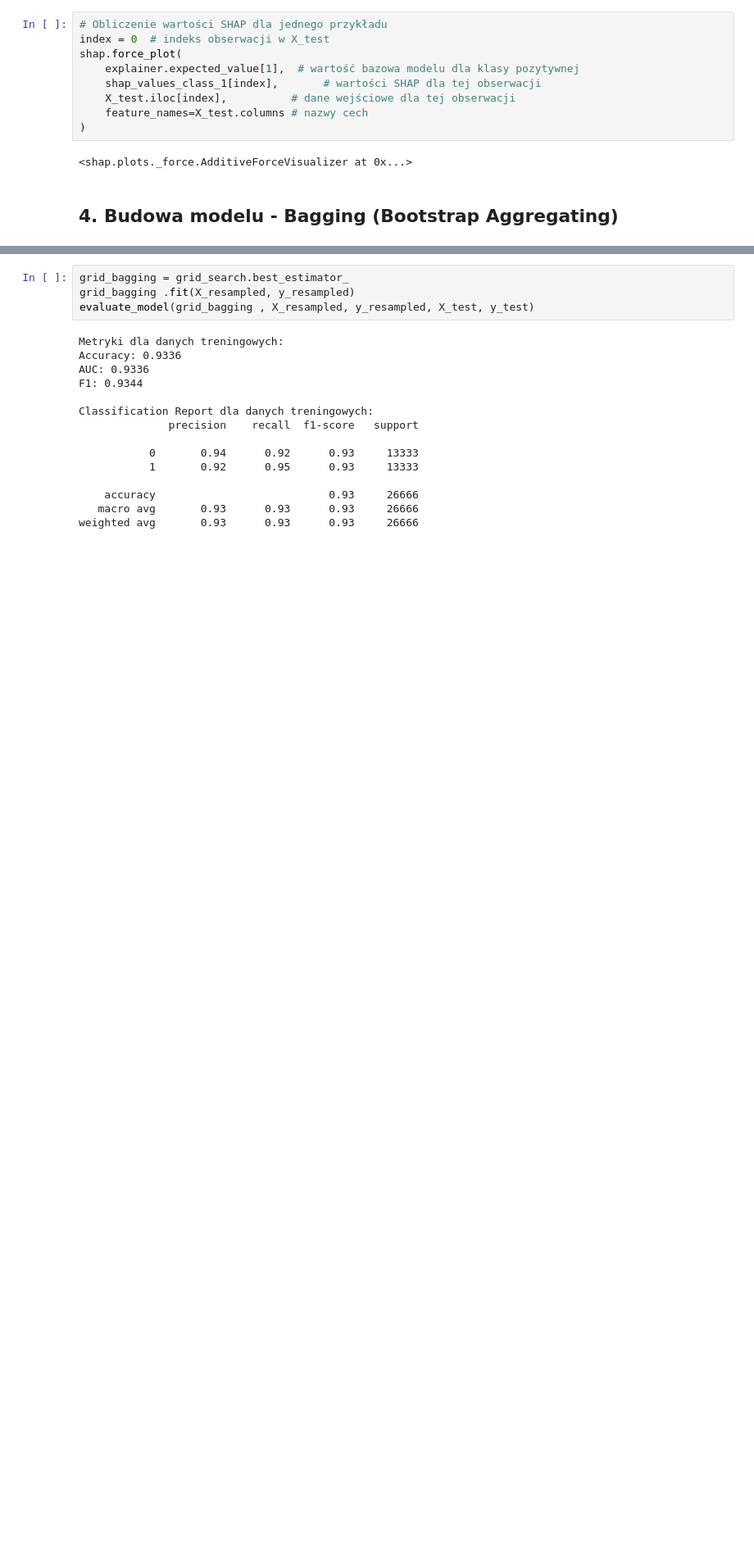
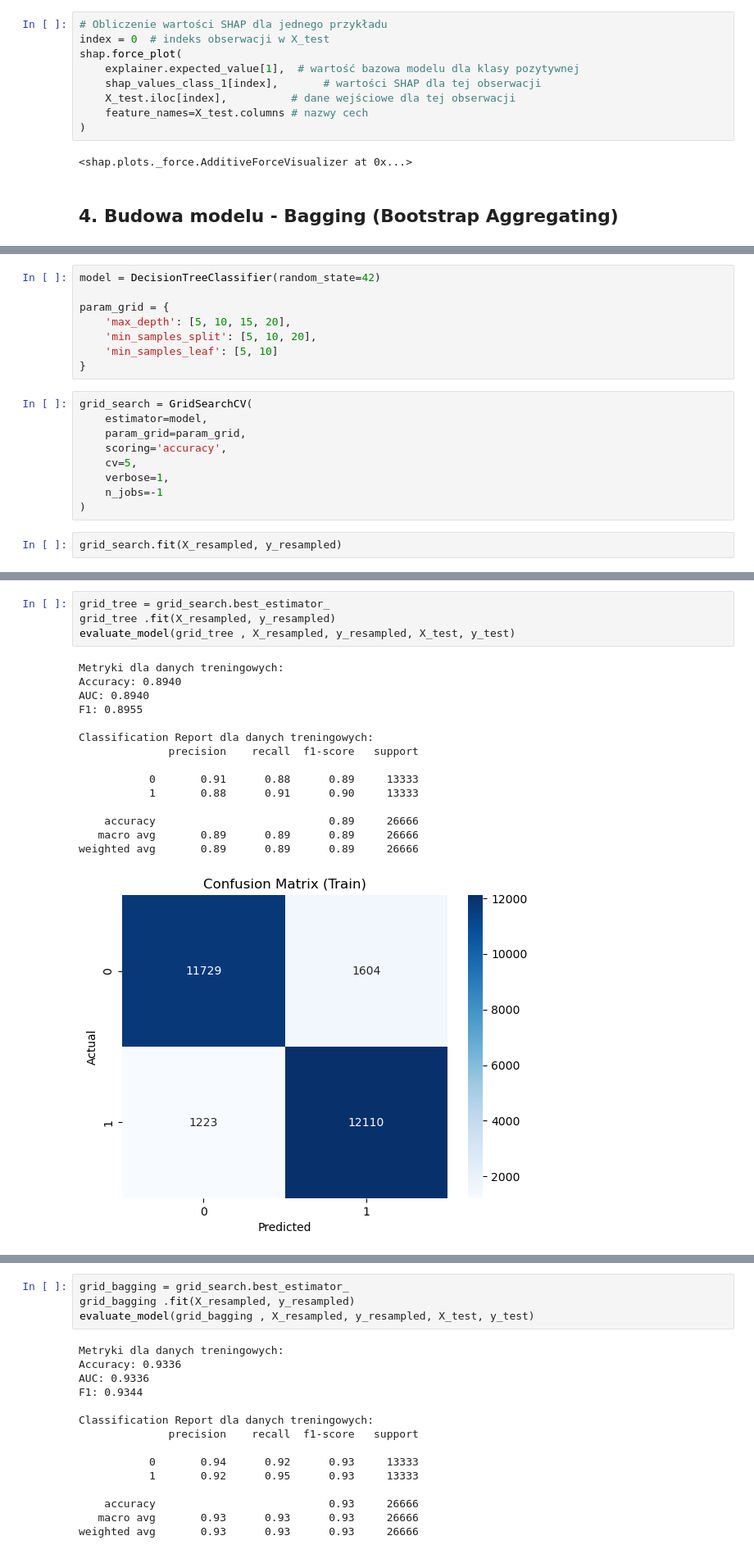
Before and after one commit to adrianzyla/annual_income_analysis, a Jupyter notebook: annual_income_analysis_adrian.ipynb, the cells around one changed output, grey strips where cells are left out. Shown at 82% size. Saved outputs shown, nothing was run; the diff lists cells and outputs as text; blank space fills up the shorter version.

```diff
--- a/annual_income_analysis_adrian.ipynb
+++ b/annual_income_analysis_adrian.ipynb
@@ -1020,0 +1038,19 @@ shap.force_plot(
+# %%
+model = DecisionTreeClassifier(random_state=42)
+
+param_grid = {
+    'max_depth': [5, 10, 15, 20],
+    'min_samples_split': [5, 10, 20],
+    'min_samples_leaf': [5, 10]
+}
+# %%
+grid_search = GridSearchCV(
+    estimator=model,
+    param_grid=param_grid,
+    scoring='accuracy',
+    cv=5,
+    verbose=1,
+    n_jobs=-1
+)
+# %%
+grid_search.fit(X_resampled, y_resampled)
@@ -1020,0 +1070,20 @@ shap.force_plot(
+# %%
+grid_tree = grid_search.best_estimator_
+grid_tree .fit(X_resampled, y_resampled)
+evaluate_model(grid_tree , X_resampled, y_resampled, X_test, y_test)
+# %% [output]
+Metryki dla danych treningowych:
+Accuracy: 0.8940
+AUC: 0.8940
+F1: 0.8955
+
+Classification Report dla danych treningowych:
+              precision    recall  f1-score   support
+
+           0       0.91      0.88      0.89     13333
+           1       0.88      0.91      0.90     13333
+
+    accuracy                           0.89     26666
+   macro avg       0.89      0.89      0.89     26666
+weighted avg       0.89      0.89      0.89     26666
+[figure, added]
```
Also changed, not shown: parts of 22 cells of this notebook.
